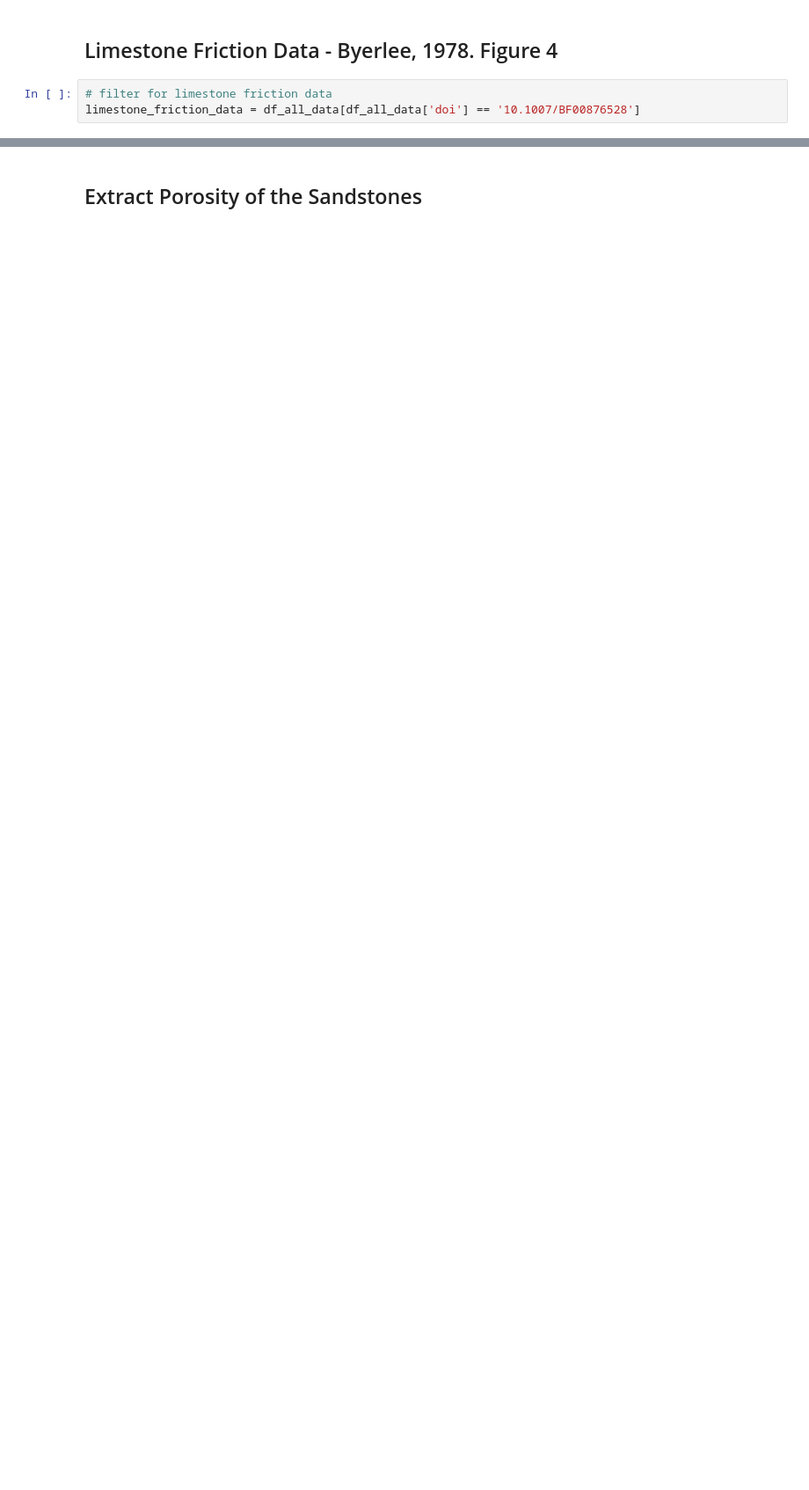
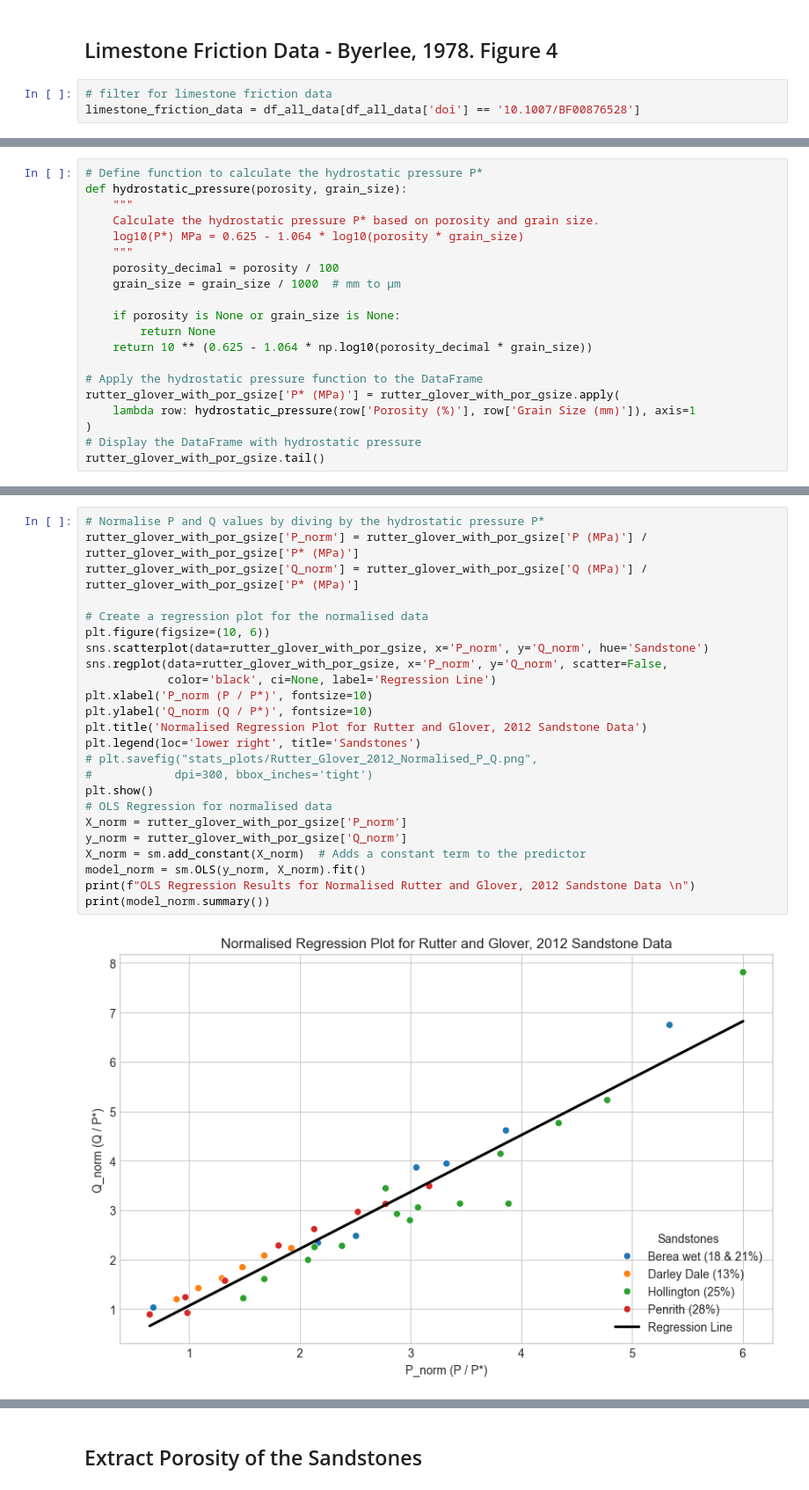
Before and after one commit to sa-diq/rock-strength, a Jupyter notebook: statistical_analysis.ipynb, the cells around one changed output, grey strips where cells are left out. Shown at 88% size. Saved outputs shown, nothing was run; the diff lists cells and outputs as text; blank space fills up the shorter version.

```diff
--- a/statistical_analysis.ipynb
+++ b/statistical_analysis.ipynb
@@ -334,0 +398,20 @@ Notes:
+# %%
+# Define function to calculate the hydrostatic pressure P*
+def hydrostatic_pressure(porosity, grain_size):
+    """
+    Calculate the hydrostatic pressure P* based on porosity and grain size.
+    log10(P*) MPa = 0.625 - 1.064 * log10(porosity * grain_size)
+    """
+    porosity_decimal = porosity / 100
+    grain_size = grain_size / 1000  # mm to μm
+
+    if porosity is None or grain_size is None:
+        return None
+    return 10 ** (0.625 - 1.064 * np.log10(porosity_decimal * grain_size))
+
+# Apply the hydrostatic pressure function to the DataFrame
+rutter_glover_with_por_gsize['P* (MPa)'] = rutter_glover_with_por_gsize.apply(
+    lambda row: hydrostatic_pressure(row['Porosity (%)'], row['Grain Size (mm)']), axis=1
+)
+# Display the DataFrame with hydrostatic pressure
+rutter_glover_with_por_gsize.tail()
@@ -334,0 +425,26 @@ Notes:
+# %%
+# Normalise P and Q values by diving by the hydrostatic pressure P*
+rutter_glover_with_por_gsize['P_norm'] = rutter_glover_with_por_gsize['P (MPa)'] / rutter_glover_with_por_gsize['P* (MPa)']
+rutter_glover_with_por_gsize['Q_norm'] = rutter_glover_with_por_gsize['Q (MPa)'] / rutter_glover_with_por_gsize['P* (MPa)']
+
+# Create a regression plot for the normalised data
+plt.figure(figsize=(10, 6))
+sns.scatterplot(data=rutter_glover_with_por_gsize, x='P_norm', y='Q_norm', hue='Sandstone')
+sns.regplot(data=rutter_glover_with_por_gsize, x='P_norm', y='Q_norm', scatter=False,
+            color='black', ci=None, label='Regression Line')
+plt.xlabel('P_norm (P / P*)', fontsize=10)
+plt.ylabel('Q_norm (Q / P*)', fontsize=10)
+plt.title('Normalised Regression Plot for Rutter and Glover, 2012 Sandstone Data')
+plt.legend(loc='lower right', title='Sandstones')
+# plt.savefig("stats_plots/Rutter_Glover_2012_Normalised_P_Q.png",
+#            dpi=300, bbox_inches='tight')
+plt.show()
+# OLS Regression for normalised data
+X_norm = rutter_glover_with_por_gsize['P_norm']
+y_norm = rutter_glover_with_por_gsize['Q_norm']
+X_norm = sm.add_constant(X_norm)  # Adds a constant term to the predictor
+model_norm = sm.OLS(y_norm, X_norm).fit()
+print(f"OLS Regression Results for Normalised Rutter and Glover, 2012 Sandstone Data \n")
+print(model_norm.summary())
+# %% [output]
+[figure, added]
```
Also changed, not shown: parts of 17 cells of this notebook.
